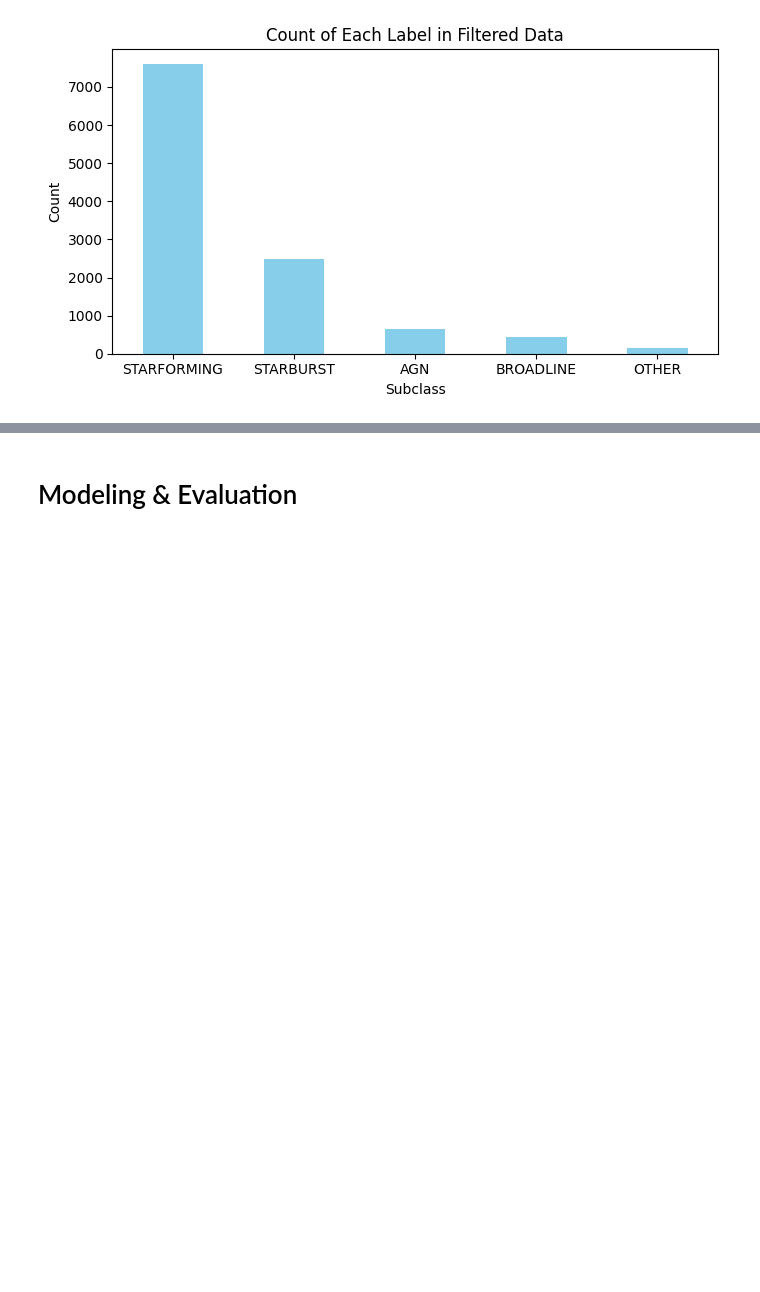
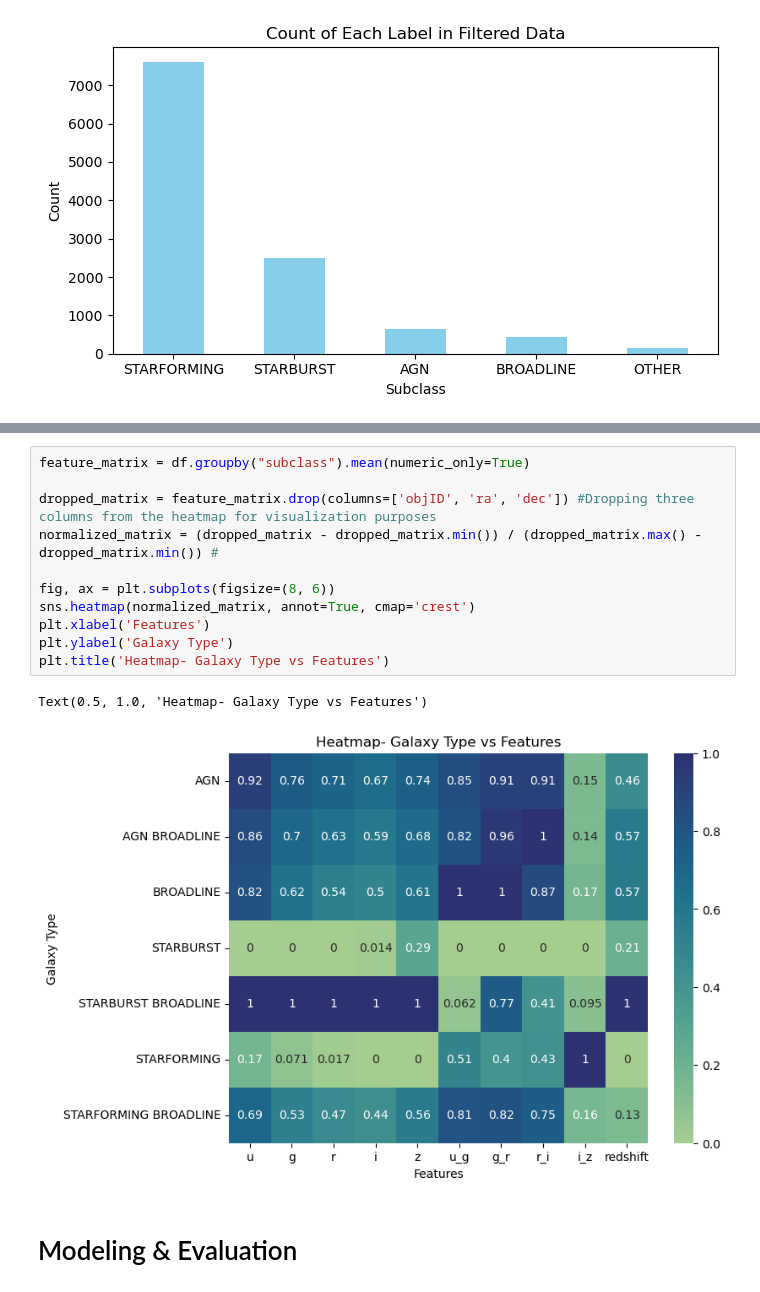
Before and after one commit to doverara/Tech-Science-2, a Jupyter notebook: Final-CMSE-202-project.ipynb, the cells around one changed output, grey strips where cells are left out. Cells and saved outputs as stored; diff of their text form; blank space fills up the shorter version.

```diff
--- a/Final-CMSE-202-project.ipynb
+++ b/Final-CMSE-202-project.ipynb
@@ -123,3 +128,17 @@ plt.show()
+# %%
+feature_matrix = df.groupby("subclass").mean(numeric_only=True)
+
+dropped_matrix = feature_matrix.drop(columns=['objID', 'ra', 'dec']) #Dropping three columns from the heatmap for visualization purposes
+normalized_matrix = (dropped_matrix - dropped_matrix.min()) / (dropped_matrix.max() - dropped_matrix.min()) #
+
+fig, ax = plt.subplots(figsize=(8, 6))
+sns.heatmap(normalized_matrix, annot=True, cmap='crest')
+plt.xlabel('Features')
+plt.ylabel('Galaxy Type')
+plt.title('Heatmap- Galaxy Type vs Features')
+# %% [output]
+Text(0.5, 1.0, 'Heatmap- Galaxy Type vs Features')
+[figure, added]
 # %% [markdown]
 # Modeling & Evaluation
 # %% [markdown]
```
Also changed, not shown: parts of 3 cells of this notebook.
